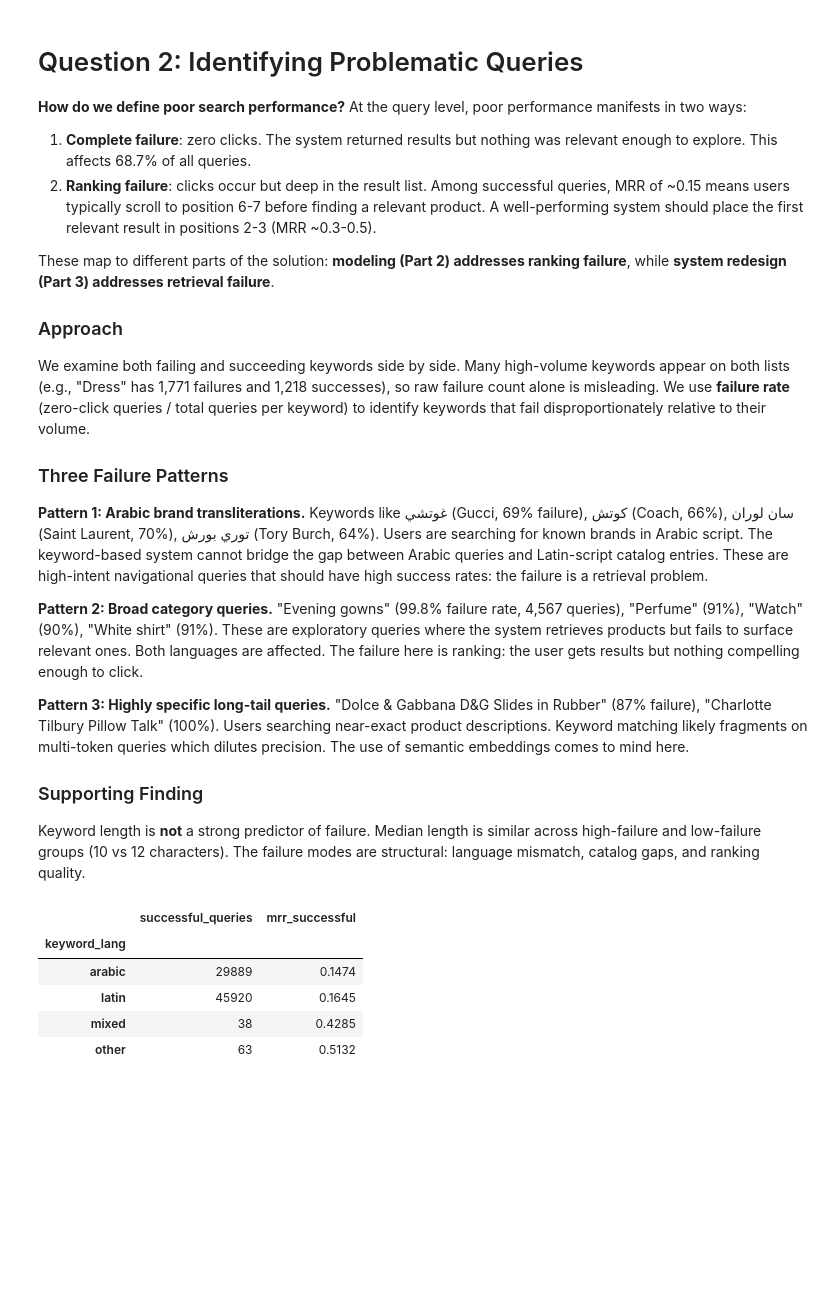
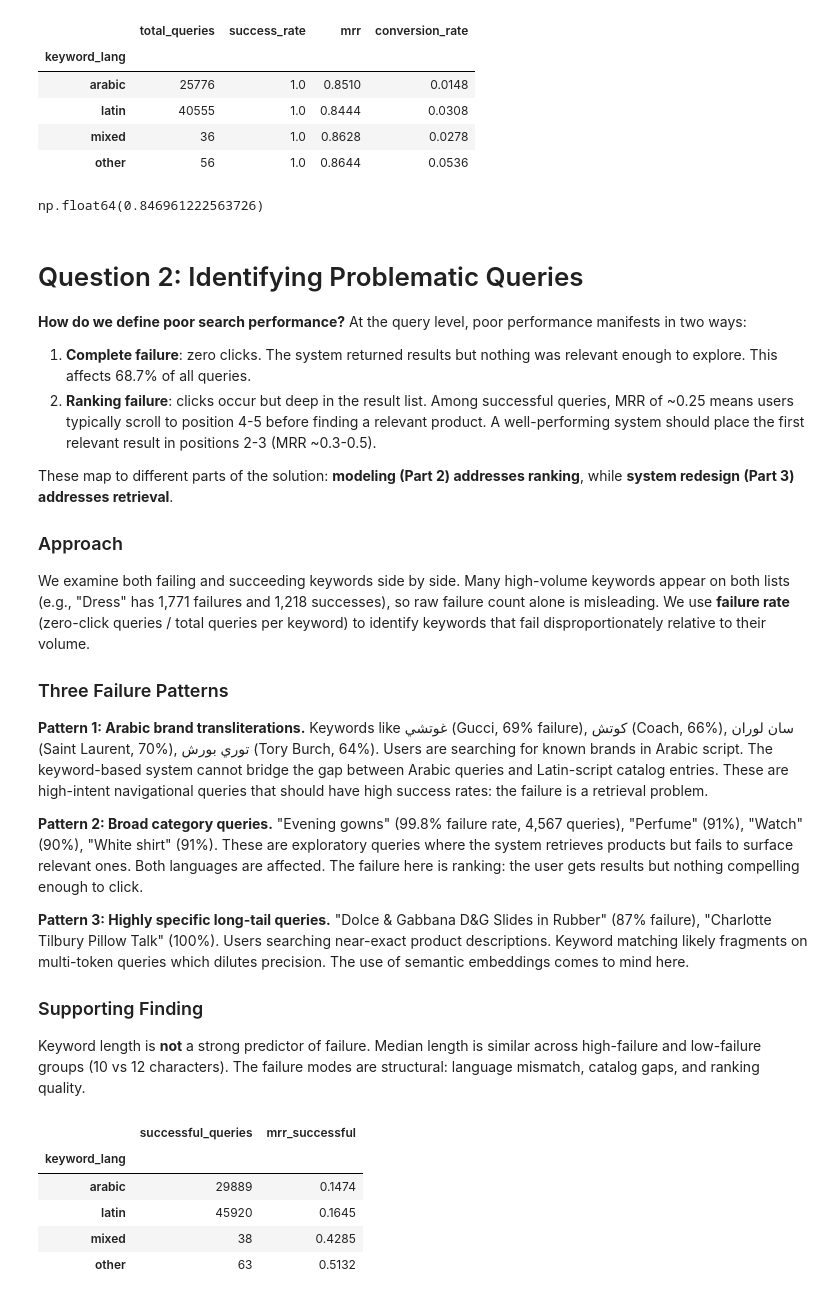
Before and after one commit to abdelatifsd/ounass_prototypes, a Jupyter notebook: final/search/Part 1 - Data Understanding & Diagnostics.ipynb, the cells around one changed output. Cells and saved outputs as stored; diff of their text form; code cells hidden in the pictures; blank space fills up the shorter version.

```diff
--- a/final/search/Part 1 - Data Understanding & Diagnostics.ipynb
+++ b/final/search/Part 1 - Data Understanding & Diagnostics.ipynb
@@ -247,12 +292,32 @@ Meaning, click rate is the primary modelling driver
+# %%
+query_metrics_on_click_only = query_metrics[query_metrics.num_clicks==1]
+# %%
+query_metrics_on_click_only.groupby("keyword_lang").agg(
+    total_queries=("num_clicks", "count"),
+    success_rate=("num_clicks", lambda x: (x > 0).mean()),
+    mrr=("reciprocal_rank", "mean"),
+    conversion_rate=("num_conversions", lambda x: (x > 0).mean())
+).round(4)
+# %% [output]
+|  | total_queries | success_rate | mrr | conversion_rate |
+| keyword_lang |  |  |  |  |
+| arabic | 25776 | 1.0 | 0.8510 | 0.0148 |
+| latin | 40555 | 1.0 | 0.8444 | 0.0308 |
+| mixed | 36 | 1.0 | 0.8628 | 0.0278 |
+| other | 56 | 1.0 | 0.8644 | 0.0536 |
+# %%
+query_metrics_on_click_only.reciprocal_rank.mean()
+# %% [output]
+np.float64(0.846961222563726)
 # %% [markdown]
 # Question 2: Identifying Problematic Queries
 
 **How do we define poor search performance?** At the query level, poor performance manifests in two ways:
 
 1. **Complete failure**: zero clicks. The system returned results but nothing was relevant enough to explore. This affects 68.7% of all queries.
-2. **Ranking failure**: clicks occur but deep in the result list. Among successful queries, MRR of ~0.15 means users typically scroll to position 6-7 before finding a relevant product. A well-performing system should place the first relevant result in positions 2-3 (MRR ~0.3-0.5).
+2. **Ranking failure**: clicks occur but deep in the result list. Among successful queries, MRR of ~0.25 means users typically scroll to position 4-5 before finding a relevant product. A well-performing system should place the first relevant result in positions 2-3 (MRR ~0.3-0.5).
 
-These map to different parts of the solution: **modeling (Part 2) addresses ranking failure**, while **system redesign (Part 3) addresses retrieval failure**.
+These map to different parts of the solution: **modeling (Part 2) addresses ranking**, while **system redesign (Part 3) addresses retrieval**.
 
 ### Approach
 We examine both failing and succeeding keywords side by side. Many high-volume keywords appear on both lists (e.g., "Dress" has 1,771 failures and 1,218 successes), so raw failure count alone is misleading. We use **failure rate** (zero-click queries / total queries per keyword) to identify keywords that fail disproportionately relative to their volume.
```
Also changed, not shown: parts of 23 cells of this notebook, 2 other files.
